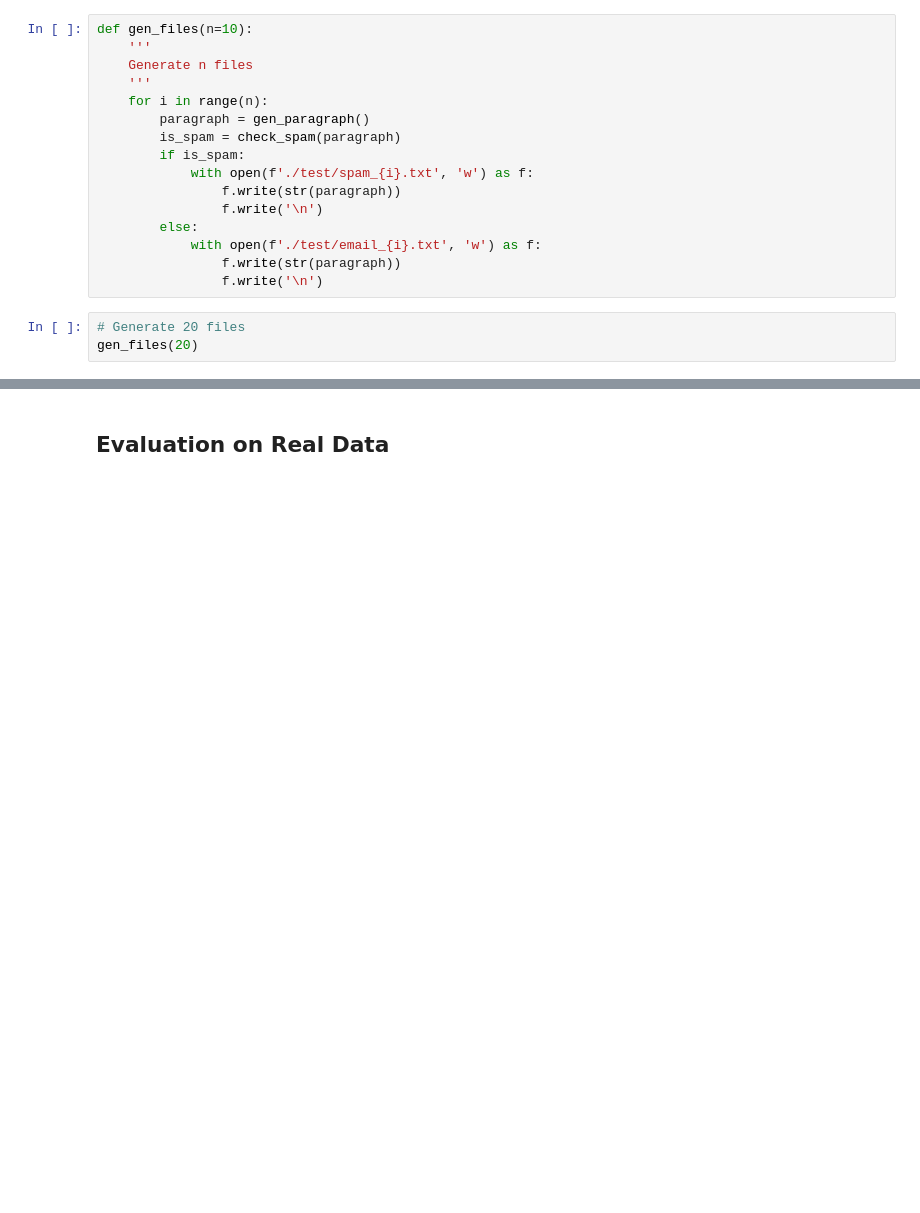
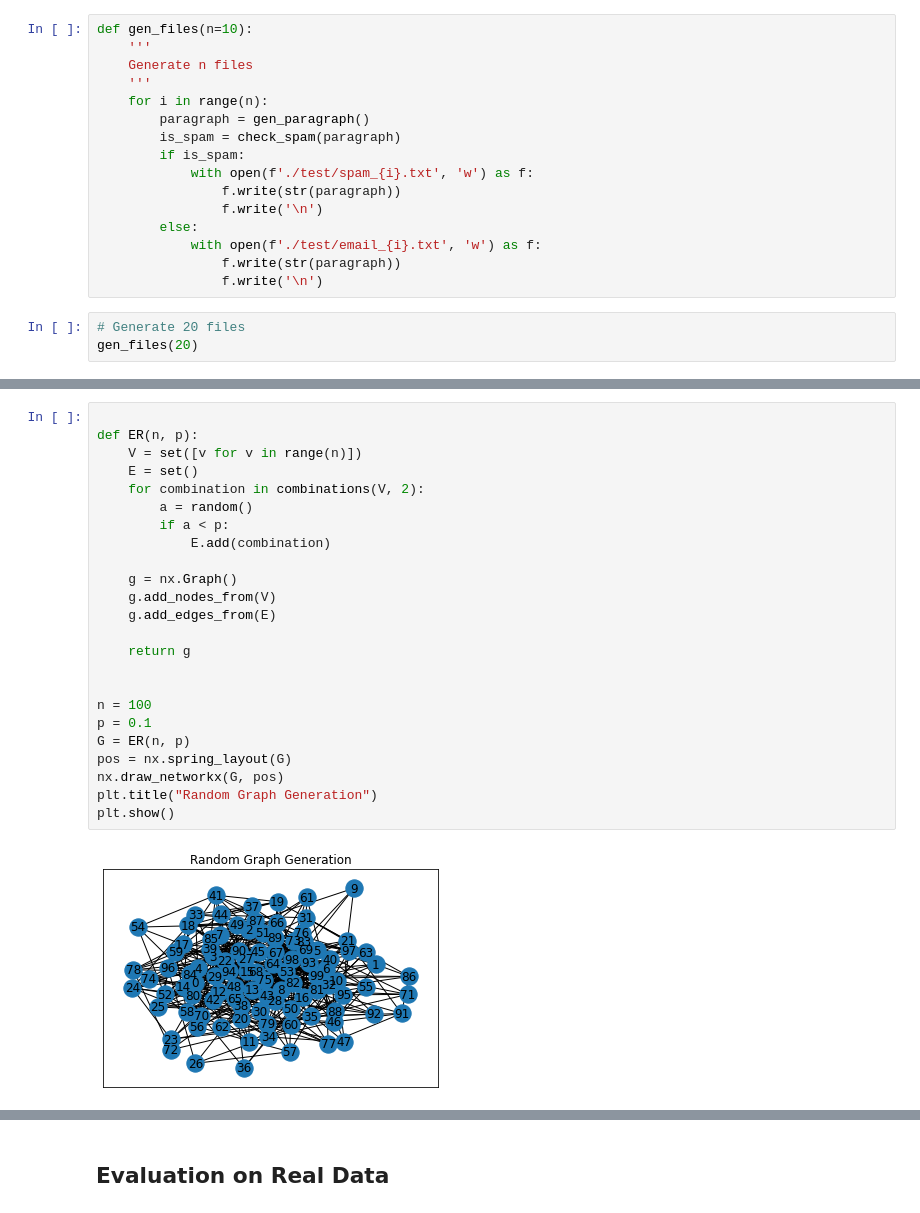
Before and after one commit to ERUD1T3/federated-learning-research, a Jupyter notebook: fl_spam/dev.ipynb, the cells around one changed output, grey strips where cells are left out. Saved outputs shown, nothing was run; the diff lists cells and outputs as text; blank space fills up the shorter version.

```diff
--- a/fl_spam/dev.ipynb
+++ b/fl_spam/dev.ipynb
@@ -78,0 +308,26 @@ gen_files(20)
+# %%
+
+def ER(n, p):
+    V = set([v for v in range(n)])
+    E = set()
+    for combination in combinations(V, 2):
+        a = random()
+        if a < p:
+            E.add(combination)
+
+    g = nx.Graph()
+    g.add_nodes_from(V)
+    g.add_edges_from(E)
+
+    return g
+
+
+n = 100
+p = 0.1
+G = ER(n, p)
+pos = nx.spring_layout(G)
+nx.draw_networkx(G, pos)
+plt.title("Random Graph Generation")
+plt.show()
+# %% [output]
+[figure, added]
```
Also changed, not shown: parts of 7 cells of this notebook.
